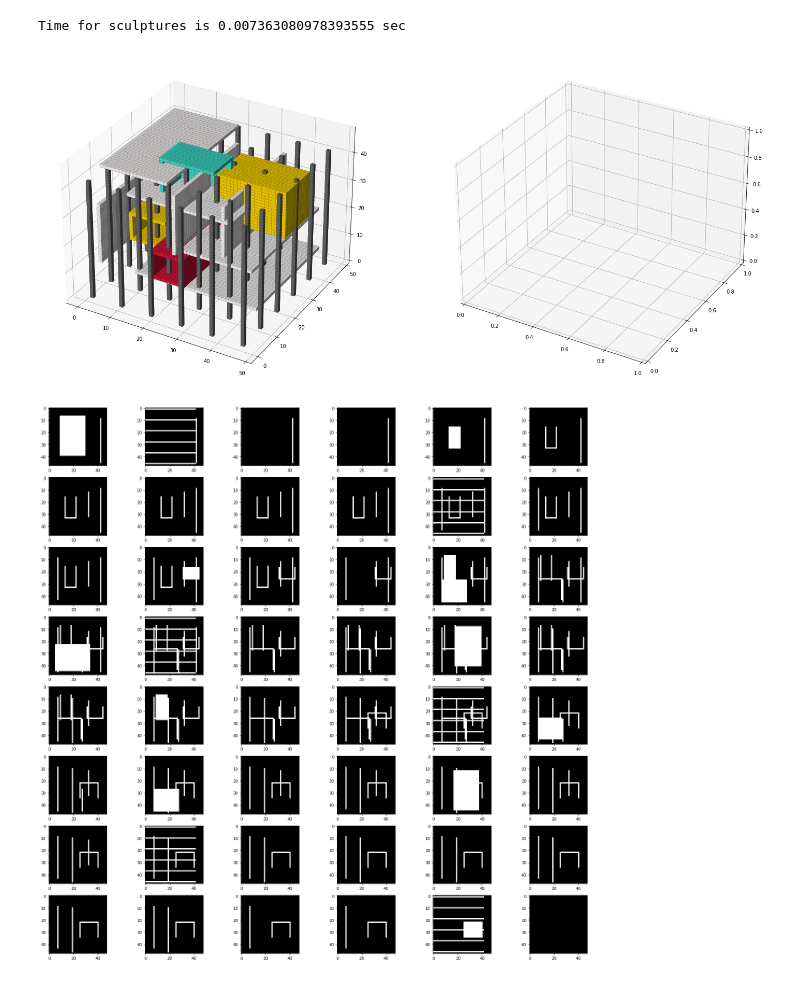
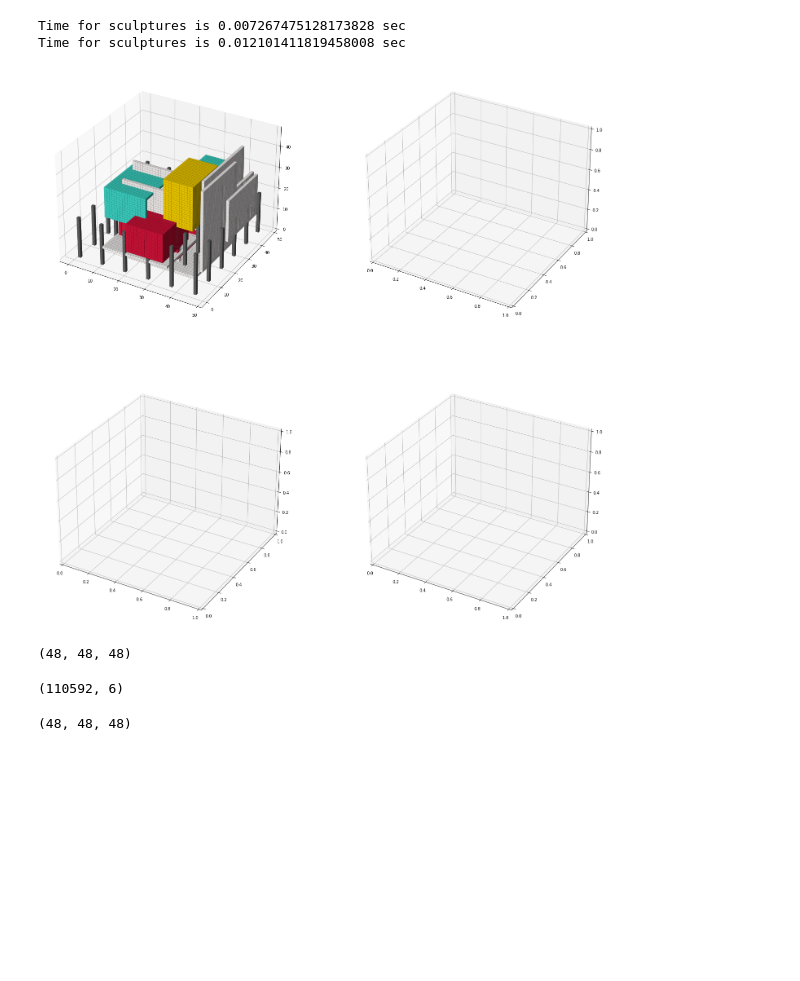
Before and after one commit to juan-garassino/imageWaves, a Jupyter notebook: generate-elements.ipynb, the cells around one changed output. Saved outputs shown, nothing was run; the diff lists cells and outputs as text; code cells hidden in the pictures; blank space fills up the shorter version.

```diff
--- a/generate-elements.ipynb
+++ b/generate-elements.ipynb
@@ -329,12 +304,16 @@ class Sculptor():
         for index in range(self.void.shape[0]):
             axes[index].imshow(sculpture[index,:,:], cmap = "gray")
 
-    def plot_sculpture(self):
-        sculpture = self.void
-        fig, axes = plt.subplots(ncols=2, nrows=1, figsize=(25, 25), facecolor = (self.style), subplot_kw=dict(projection="3d"))
+
+    def plot_sculpture(self): # add call to generative sculpt and then plot like 12
+        #sculpture = self.void
+        fig, axes = plt.subplots(ncols=2, nrows=2, figsize=(25, 25), facecolor = (self.style), subplot_kw=dict(projection="3d"))
         axes = axes.ravel() # flats
         for index in range(1):
-            axes[index].voxels(sculpture, facecolors=self.color_void, edgecolors="k", linewidth=0.05)
+            self.void = np.zeros((void_dim, void_dim, void_dim))
+            sculpture = self.generative_sculpt()
+            axes[index].voxels(sculpture[0], facecolors=sculpture[1], edgecolors="k", linewidth=0.05) # axes[index]
+        plt.savefig('image.png') # agregar tiempo de impresion y exportar 3D
 
     ### GENERATOR ###
 
@@ -358,33 +337,34 @@ class Sculptor():
 # %%
 void_dim = 48
 
 # greenyellow, chartreuse, mediumpurple, orange, crimson, turquoise, gold
 
 sculptor = Sculptor(void_dim = void_dim,
                     n_edge_elements = 0,
                     n_plane_elements = 8,
                     n_volume_elements = 6,
                     color_edges = "dimgrey",
                     color_planes = "snow",
                     color_volumes = ["crimson", "turquoise", "gold"], # ["greenyellow","orange","mediumpurple"]
                     element_edge_min= int(void_dim*0.8),
                     element_edge_max = int(void_dim*0.9),
-                    element_grid_min = 40,
-                    element_grid_max = 45,
+                    element_grid_min = 18, # 40,
+                    element_grid_max = 20, # 45,
                     element_plane_min = int(void_dim*0.4),
                     element_plane_max = int(void_dim*0.8),
                     element_volume_min = int(void_dim*0.2),
                     element_volume_max = int(void_dim*0.5),
                     step = 1,
                     verbose = False)
 
-sculptor.generative_sculpt()
+sculpture = sculptor.generative_sculpt()
 
 sculptor.plot_sculpture()
 # %% [output]
-Time for sculptures is 0.007363080978393555 sec
+Time for sculptures is 0.007267475128173828 sec
+Time for sculptures is 0.012101411819458008 sec
-[figure, old version]
+[figure, new version]
-# %%
-sculptor.plot_sections()
-# %% [output]
-[figure, removed]
+# %%
+sculpture[1].shape
+# %% [output]
+(48, 48, 48)
@@ -390,0 +381,8 @@ sculptor.plot_sections()
+# %%
+colors.shape
+# %% [output]
+(110592, 6)
+# %%
+decoded_colors.shape
+# %% [output]
+(48, 48, 48)
```
Also changed, not shown: parts of 7 cells of this notebook, 1 other file.
